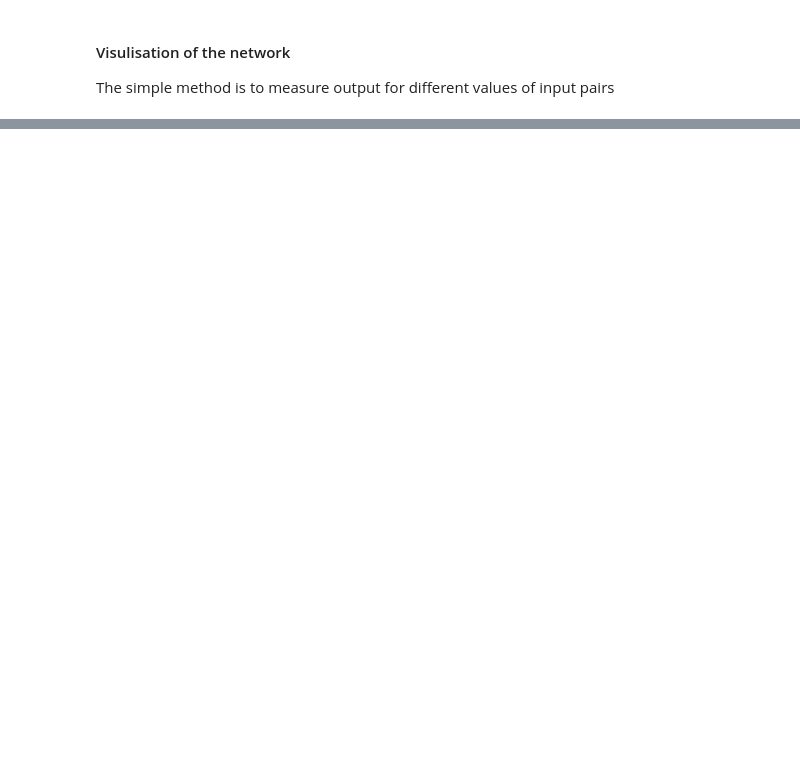
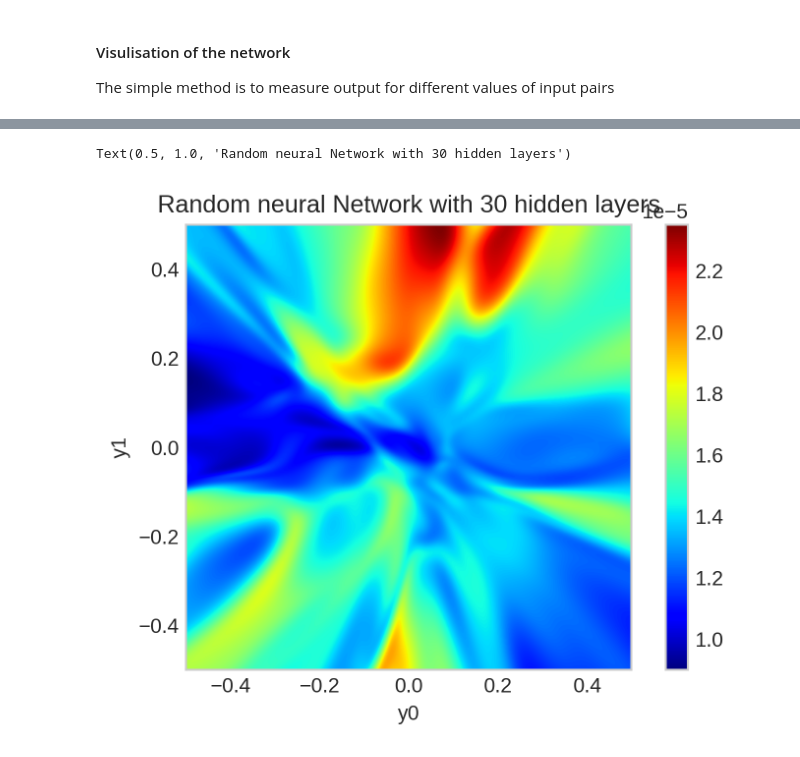
Before and after one commit to iashyam/Machine-Learning-First-Repo, a Jupyter notebook: first_file.ipynb, the cells around one changed output, grey strips where cells are left out. Cells and saved outputs as stored; diff of their text form; code cells hidden in the pictures; blank space fills up the shorter version.

```diff
--- a/first_file.ipynb
+++ b/first_file.ipynb
@@ -70,0 +125,20 @@ plt.colorbar();
+# %%
+batch_size = 500
+
+x = np.linspace(-5, 5, batch_size)
+y = np.linspace(-5, 5, batch_size)
+
+input_samples = cartitian_product(x,y)
+
+output_samples = np.array([apply_network(i.reshape((2,1))) for i in input_samples])
+y0 = output_samples[:,0].reshape((batch_size, batch_size))
+
+plt.imshow(y0,origin='lower', extent=(-0.5,0.5,-0.5,0.5), cmap='jet');
+plt.grid(0)
+plt.colorbar();
+plt.xlabel('y0')
+plt.ylabel('y1')
+plt.title(f'Random neural Network with {hidden_layers} hidden layers')
+# %% [output]
+Text(0.5, 1.0, 'Random neural Network with 30 hidden layers')
+[figure, added]
```
Also changed, not shown: parts of 7 cells of this notebook, 1 other file.
